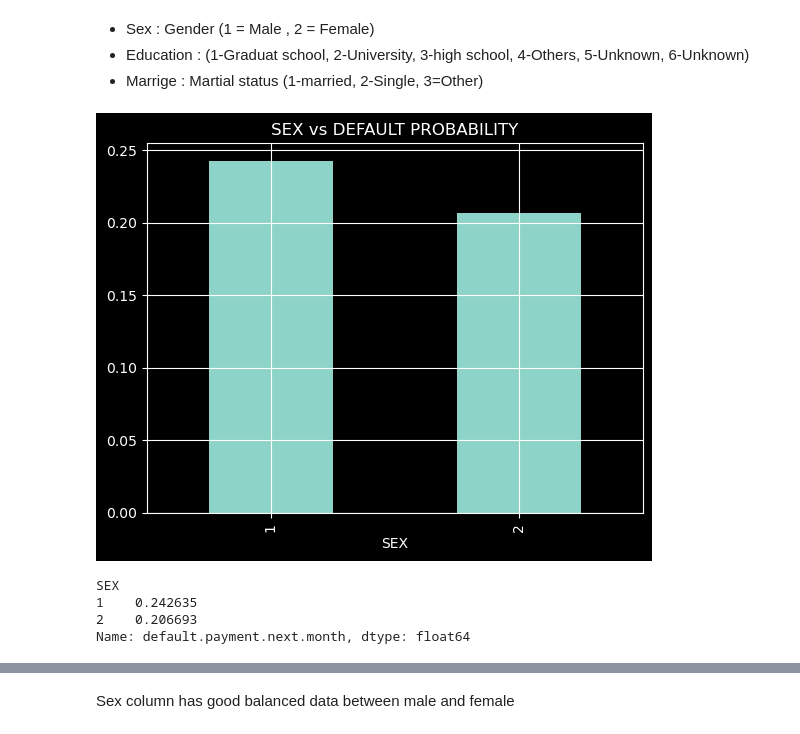
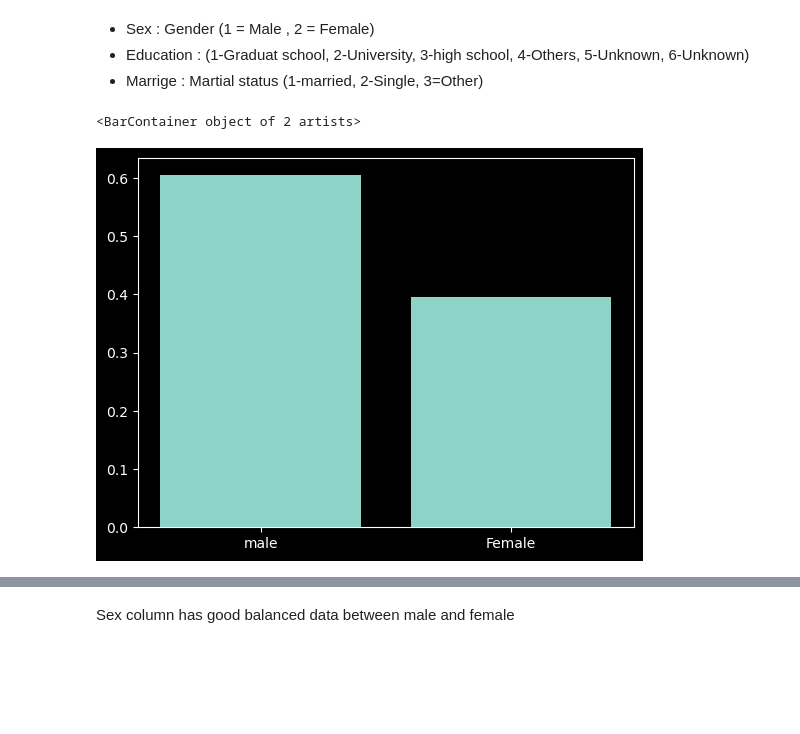
Before and after one commit to Akashrajmani19/Credit_Card_Default_Prediction_and_Model_Deployment_Project, a Jupyter notebook: notebooks/EDA_Data_Preprocessing.ipynb, the cells around one changed output, grey strips where cells are left out. Cells and saved outputs as stored; diff of their text form; code cells hidden in the pictures; blank space fills up the shorter version.

```diff
--- a/notebooks/EDA_Data_Preprocessing.ipynb
+++ b/notebooks/EDA_Data_Preprocessing.ipynb
@@ -195,8 +198,8 @@ def plot_category(cate_col):
-# %%
-plot_category('SEX')
-# %% [output]
-[figure, removed]
-SEX
-1    0.242635
-2    0.206693
-Name: default.payment.next.month, dtype: float64
+# %%
+df["SEX"] = df["SEX"].replace({"male":1,"female":2})
+
+Prob_SEX=df["SEX"].value_counts(normalize=True)
+plt.bar(["male","Female"],Prob_SEX)
+# %% [output]
+<BarContainer object of 2 artists>
+[figure, added]
```
Also changed, not shown: parts of 36 cells of this notebook.
